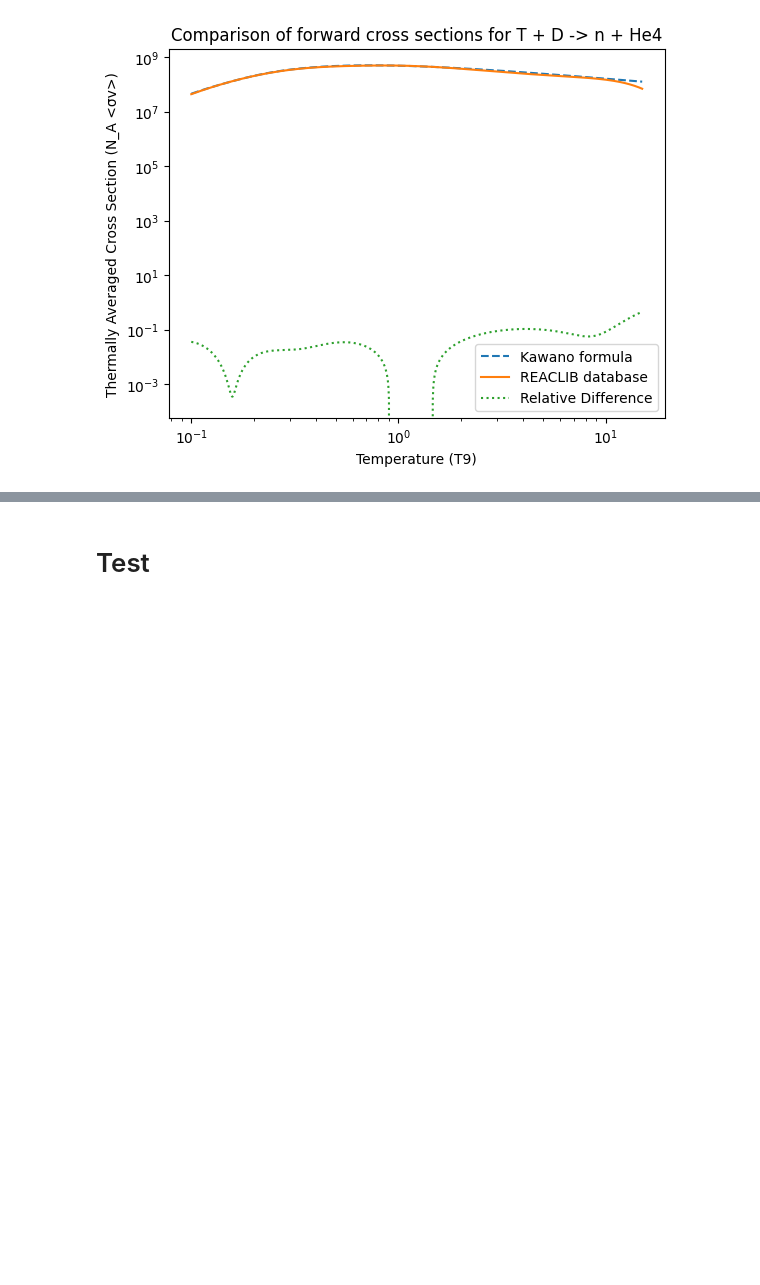
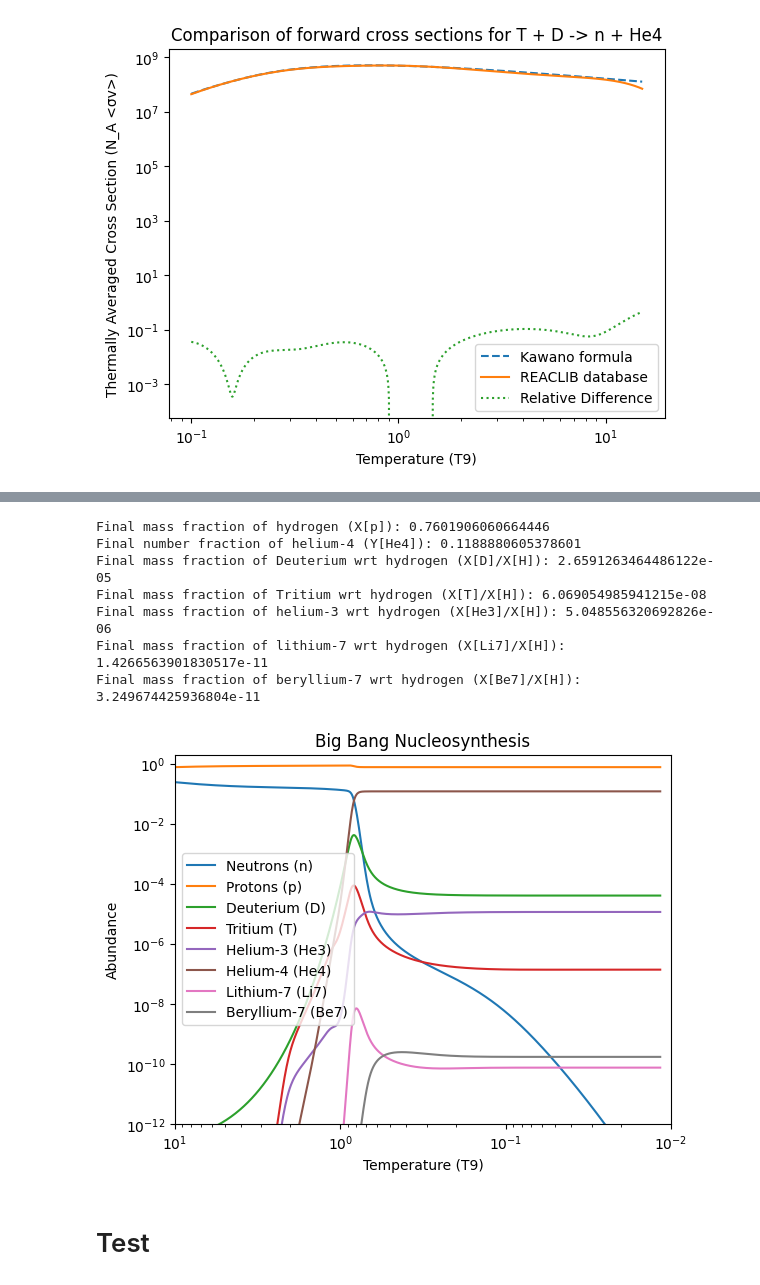
Before and after one commit to Booritth-Balaji/Dark-Matter-Thesis, a Jupyter notebook: Codes-and-Data/BBN-simple-recreated.ipynb, the cells around one changed output, grey strips where cells are left out. Cells and saved outputs as stored; diff of their text form; code cells hidden in the pictures; blank space fills up the shorter version.

```diff
--- a/Codes-and-Data/BBN-simple-recreated.ipynb
+++ b/Codes-and-Data/BBN-simple-recreated.ipynb
@@ -1083,7 +1077,7 @@ Tnu9 = MeVtoK9(Tnu)
 weak_np = lambda_n2p
 weak_pn = lambda_p2n
 
-interpolation = sp.interpolate.interp1d(t, [T9, Tnu9, weak_np, weak_pn], 'cubic',fill_value='extrapolate')
+interpolation = sp.interpolate.interp1d(t, [T9, weak_np, weak_pn], 'cubic',fill_value='extrapolate')
 
 
 
@@ -1099,14 +1093,9 @@ def BBN(t, state):
 
     Y_n, Y_p, Y_D, Y_T, Y_He3, Y_He4, Y_Li7, Y_Be7 = state
 
-    T9, Tnu9, n2p, p2n = interpolation(t)
+    T9, n2p, p2n = interpolation(t)
 
     T = K9toMeV(T9)
-
-    # Stopping excess temperature
-
-    # if MeVtoK9(T) >= 10:
-    #     T = K9toMeV(10)  # Set T to 10^10 K in MeV
 
 
     # Some constants
@@ -1143,18 +1132,14 @@ def BBN(t, state):
         if element in reactants:
 
             dr_dt = (
-                # -(Y[r1] * Y[r2])/(1 + delta(r1, r2)) * crosssection(T, Rxn_dict[reaction]["a_forward"]) * rhob
                 -(Y[r1] * Y[r2])/(1 + delta(r1, r2)) * crosssection(T, reaction) * rhob
-                # +(Y[p1] * Y[p2])/(1 + delta(p1, p2)) * crosssection(T, Rxn_dict[reaction]["a_reverse"]) * rhob
                 +(Y[p1] * Y[p2])/(1 + delta(p1, p2)) * reverse_crosssection(T, reaction) * rhob
             )
 
         elif element in products:
 
             dr_dt = (
-                # (Y[r1] * Y[r2])/(1 + delta(r1, r2)) * crosssection(T, Rxn_dict[reaction]["a_forward"]) * rhob
                 (Y[r1] * Y[r2])/(1 + delta(r1, r2)) * crosssection(T, reaction) * rhob
-                # -(Y[p1] * Y[p2])/(1 + delta(p1, p2)) * crosssection(T, Rxn_dict[reaction]["a_reverse"]) * rhob
                 -(Y[p1] * Y[p2])/(1 + delta(p1, p2)) * reverse_crosssection(T, reaction) * rhob
             )
 
@@ -1451,7 +1436,7 @@ solution = sp.integrate.solve_ivp(
     method= 'Radau',
     dense_output= True,
     rtol=1e-10,
-    atol=1e-12
+    atol=1e-14
 )
 
 print(solution)
@@ -1520,3 +1459,65 @@ np.float64(8.993207040904103e-36)
+# %%
+# Writing down the solutions
+
+t = solution.t
+Y_n, Y_p, Y_D, Y_T, Y_He3, Y_He4, Y_Li7, Y_Be7 = solution.y
+
+# Final abundances of the elements at the end of BBN
+
+Y_final = {
+    "n": Y_n[-1],
+    "p": Y_p[-1],
+    "D": Y_D[-1],
+    "T": Y_T[-1],
+    "He3": Y_He3[-1],
+    "He4": Y_He4[-1],
+    "Li7": Y_Li7[-1],
+    "Be7": Y_Be7[-1]
+}
+
+
+# Printing the final abundances
+
+print("Final mass fraction of hydrogen (X[p]):", Y_final["p"])
+print("Final number fraction of helium-4 (Y[He4]):", Y_final["He4"])
+print("Final mass fraction of Deuterium wrt hydrogen (X[D]/X[H]):", (Y_final["D"] / Deut["A"])/Y_final["p"])
+print("Final mass fraction of Tritium wrt hydrogen (X[T]/X[H]):", (Y_final["T"] / Trit["A"])/Y_final["p"])
+print("Final mass fraction of helium-3 wrt hydrogen (X[He3]/X[H]):", (Y_final["He3"] / He3["A"])/Y_final["p"])
+print("Final mass fraction of lithium-7 wrt hydrogen (X[Li7]/X[H]):", (Y_final["Li7"] / Li7["A"])/Y_final["p"])
+print("Final mass fraction of beryllium-7 wrt hydrogen (X[Be7]/X[H]):", (Y_final["Be7"] / Be7["A"])/Y_final["p"])
+
+
+# Finding the temperature corresponding to the time
+
+T9_plot = interpolation(t)[0]
+
+# Plotting the evolution of the abundances of the elements during BBN
+
+plt.loglog(T9_plot, Y_n, label='Neutrons (n)')
+plt.loglog(T9_plot, Y_p, label='Protons (p)')
+plt.loglog(T9_plot, Y_D, label='Deuterium (D)')
+plt.loglog(T9_plot, Y_T, label='Tritium (T)')
+plt.loglog(T9_plot, Y_He3, label='Helium-3 (He3)')
+plt.loglog(T9_plot, Y_He4, label='Helium-4 (He4)')
+plt.loglog(T9_plot, Y_Li7, label='Lithium-7 (Li7)')
+plt.loglog(T9_plot, Y_Be7, label='Beryllium-7 (Be7)')
+
+plt.xlim(1e1, 1e-2)
+plt.ylim(1e-12, 1e0 * 2)
+plt.xlabel('Temperature (T9)')
+plt.ylabel('Abundance')
+plt.title('Big Bang Nucleosynthesis')
+plt.legend()
+plt.show()
+# %% [output]
+Final mass fraction of hydrogen (X[p]): 0.7601906060664446
+Final number fraction of helium-4 (Y[He4]): 0.1188880605378601
+Final mass fraction of Deuterium wrt hydrogen (X[D]/X[H]): 2.6591263464486122e-05
+Final mass fraction of Tritium wrt hydrogen (X[T]/X[H]): 6.069054985941215e-08
+Final mass fraction of helium-3 wrt hydrogen (X[He3]/X[H]): 5.048556320692826e-06
+Final mass fraction of lithium-7 wrt hydrogen (X[Li7]/X[H]): 1.4266563901830517e-11
+Final mass fraction of beryllium-7 wrt hydrogen (X[Be7]/X[H]): 3.249674425936804e-11
+[figure, added]
 # %% [markdown]
 # Test
 # %%
```
Also changed, not shown: parts of 9 cells of this notebook, 2 other files.
